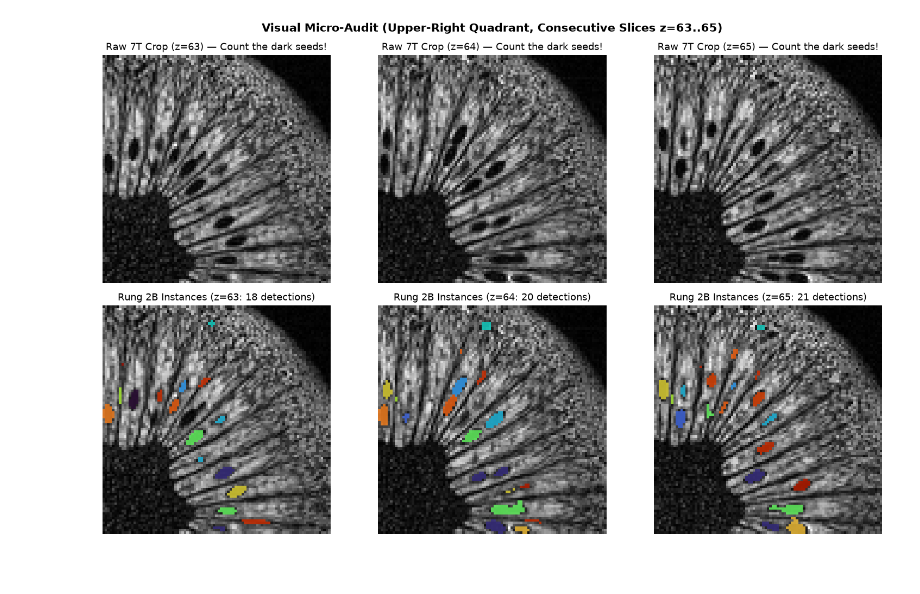
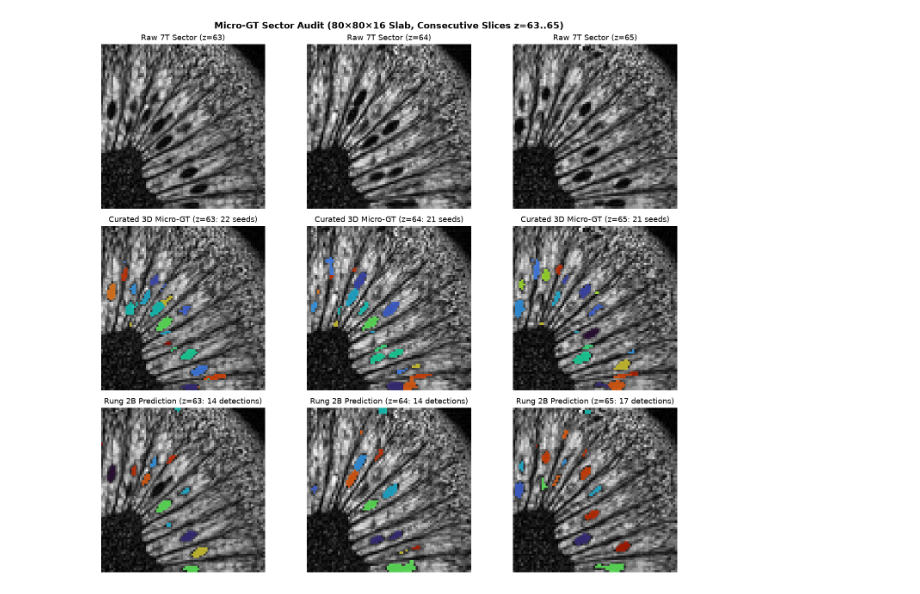
Before and after one commit to arvidl/BMED365-2027, a Jupyter notebook: Lab4-Comp-Imag/Kiwi-challenge/notebooks/03-kiwi-paradigms-and-verification.ipynb, the cells around one changed output. Saved outputs shown, nothing was run; the diff lists cells and outputs as text; code cells hidden in the pictures.

Commit message:
Add Kiwi Challenge 3D Micro-GT, Lecture 1 Beamer teaser, and course entry-point links

```diff
--- a/Lab4-Comp-Imag/Kiwi-challenge/notebooks/03-kiwi-paradigms-and-verification.ipynb
+++ b/Lab4-Comp-Imag/Kiwi-challenge/notebooks/03-kiwi-paradigms-and-verification.ipynb
@@ -534,34 +526,36 @@ Rung 2B Quantitative Biomarker Summary:
 # %%
-# Zoomed 3-slice Micro-Audit on upper-right radial locules (x: 120..215, y: 120..215, z: 63..65)
-x_sl, y_sl = slice(120, 215), slice(120, 215)
+# Compare Raw 7T Crop vs. Curated 3D Micro-GT vs. Rung 2B across consecutive slices z=63, 64, 65
+x_sl, y_sl = slice(rx0, rx1), slice(ry0, ry1)
 audit_slices = [63, 64, 65]
 
-fig, axes = plt.subplots(2, 3, figsize=(13.5, 8.5))
+fig, axes = plt.subplots(3, 3, figsize=(13.0, 11.5))
 for col, z in enumerate(audit_slices):
     raw_crop = vol[x_sl, y_sl, z].T
-    lbl_crop = labels_r2b[x_sl, y_sl, z].T
+    gt_crop = micro_gt_vol[x_sl, y_sl, z].T
+    r2b_crop = labels_r2b[x_sl, y_sl, z].T
 
     axes[0, col].imshow(raw_crop, cmap="gray", origin="lower")
-    axes[0, col].set_title(f"Raw 7T Crop (z={z}) — Count the dark seeds!")
+    axes[0, col].set_title(f"Raw 7T Sector (z={z})")
 
     axes[1, col].imshow(raw_crop, cmap="gray", origin="lower")
-    ov = np.ma.masked_where(lbl_crop == 0, ((lbl_crop * 7) % 23) + 1)
-    axes[1, col].imshow(ov, cmap="turbo", alpha=0.82, origin="lower", vmin=1, vmax=24)
-    n_in_crop = len(np.unique(lbl_crop)) - (1 if 0 in lbl_crop else 0)
-    axes[1, col].set_title(f"Rung 2B Instances (z={z}: {n_in_crop} detections)")
+    ov_gt = np.ma.masked_where(gt_crop == 0, ((gt_crop * 7) % 23) + 1)
+    axes[1, col].imshow(ov_gt, cmap="turbo", alpha=0.80, origin="lower", vmin=1, vmax=24)
+    n_gt_sl = len(np.unique(gt_crop)) - (1 if 0 in gt_crop else 0)
+    axes[1, col].set_title(f"Curated 3D Micro-GT (z={z}: {n_gt_sl} seeds)")
+
+    axes[2, col].imshow(raw_crop, cmap="gray", origin="lower")
+    ov_2b = np.ma.masked_where(r2b_crop == 0, ((r2b_crop * 7) % 23) + 1)
+    axes[2, col].imshow(ov_2b, cmap="turbo", alpha=0.80, origin="lower", vmin=1, vmax=24)
+    n_2b_sl = len(np.unique(r2b_crop)) - (1 if 0 in r2b_crop else 0)
+    axes[2, col].set_title(f"Rung 2B Prediction (z={z}: {n_2b_sl} detections)")
 
 for ax in axes.ravel():
     ax.axis("off")
-
-fig.suptitle(
-    "Visual Micro-Audit (Upper-Right Quadrant, Consecutive Slices z=63..65)",
-    fontsize=13,
-    fontweight="bold",
-)
+fig.suptitle("Micro-GT Sector Audit (80×80×16 Slab, Consecutive Slices z=63..65)", fontsize=13, fontweight="bold")
 plt.tight_layout()
 plt.show()
 # %% [output]
-[figure, old version]
+[figure, new version]
 # %% [markdown]
 ---
 
```
Also changed, not shown: parts of 16 cells of this notebook, 10 other files.
